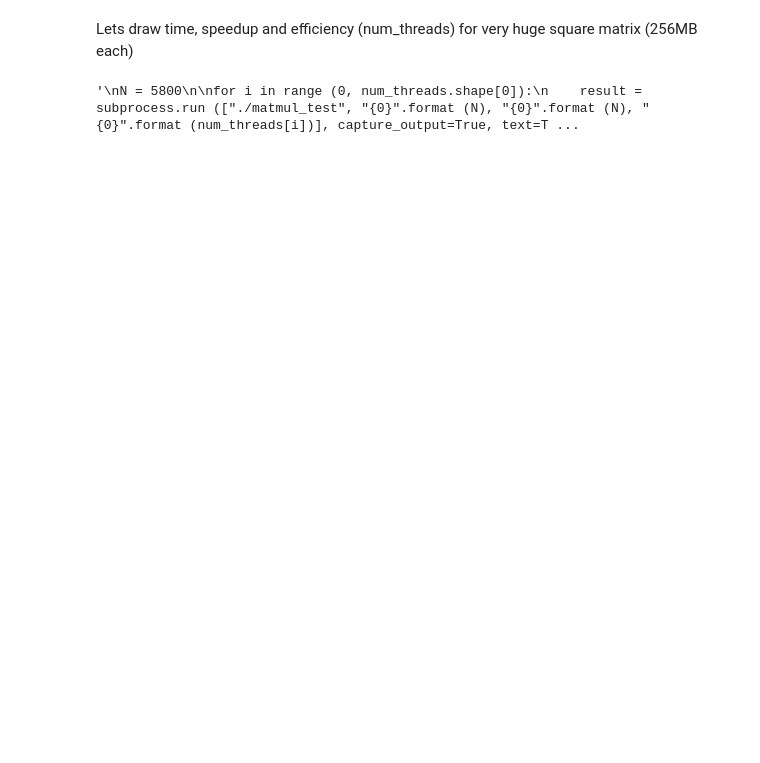
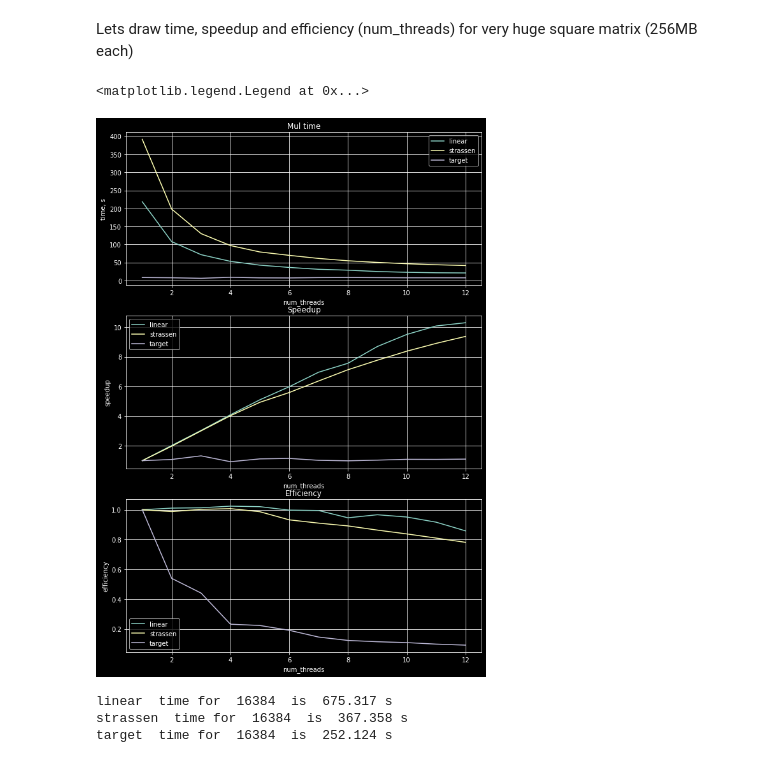
Before and after one commit to ErrrOrrr503/ComputeMath, a Jupyter notebook: linear/tester.ipynb, the cells around one changed output. Saved outputs shown, nothing was run; the diff lists cells and outputs as text; code cells hidden in the pictures; blank space fills up the shorter version.

```diff
--- a/linear/tester.ipynb
+++ b/linear/tester.ipynb
@@ -173,43 +174,59 @@ plt.legend ()
 # %% [markdown]
 Lets draw time, speedup and efficiency (num_threads) for very huge square matrix (256MB each)
 # %%
-'''
-N = 5800
+# here we will throw out plain.
+N = 4096
+num_algos = 3
+algos = []
+algos.append ("linear")
+algos.append ("strassen")
+algos.append ("target")
 
 for i in range (0, num_threads.shape[0]):
-    result = subprocess.run (["./matmul_test", "{0}".format (N), "{0}".format (N), "{0}".format (num_threads[i])], capture_output=True, text=True)
+    result = subprocess.run (["./matmul_test", "{0}".format (N), "{0}".format (N), "{0}".format (num_threads[i]), "{0}".format (14)], capture_output=True, text=True)
     res_split = result.stdout.split ()
     for j in range (0, num_algos):
         times[j][i] = np.double(res_split[j])
 
 plt.figure(figsize=(10, 15))
 
 plt.subplot (311)
 plt.grid ()
 plt.title ("Mul time")
 plt.xlabel ("num_threads")
 plt.ylabel ("time, s")
 for i in range(0, num_algos):
     plt.plot (num_threads, times[i], 'C{0}'.format (i), label = algos[i])
 plt.legend ()
 
 plt.subplot (312)
 plt.grid ()
 plt.title ("Speedup")
 plt.xlabel ("num_threads")
 plt.ylabel ("speedup")
 for i in range(0, num_algos):
     plt.plot (num_threads, times[i][0] / times[i], 'C{0}'.format (i), label = algos[i])
 plt.legend ()
 
 plt.subplot (313)
 plt.grid ()
 plt.title ("Efficiency")
 plt.xlabel ("num_threads")
 plt.ylabel ("efficiency")
 for i in range(0, num_algos):
     plt.plot (num_threads, times[i][0] / times[i] / num_threads, 'C{0}'.format (i), label = algos[i])
 plt.legend ()
-'''
 # %% [output]
-'\nN = 5800\n\nfor i in range (0, num_threads.shape[0]):\n    result = subprocess.run (["./matmul_test", "{0}".format (N), "{0}".format (N), "{0}".format (num_threads[i])], capture_output=True, text=T ...
+<matplotlib.legend.Legend at 0x...>
+[figure, added]
+# %%
+N = 16384 # 1GB for float
+N_THR = 12
+result = subprocess.run (["./matmul_test", "{0}".format (N), "{0}".format (N), "{0}".format (N_THR), "{0}".format (14)], capture_output=True, text=True)
+res_split = result.stdout.split ()
+for j in range (0, num_algos):
+    print (algos[j], " time for ", N, " is ", np.double(res_split[j]), "s")
+# %% [output]
+linear  time for  16384  is  675.317 s
+strassen  time for  16384  is  367.358 s
+target  time for  16384  is  252.124 s
```
Also changed, not shown: parts of 4 cells of this notebook, 5 other files.
